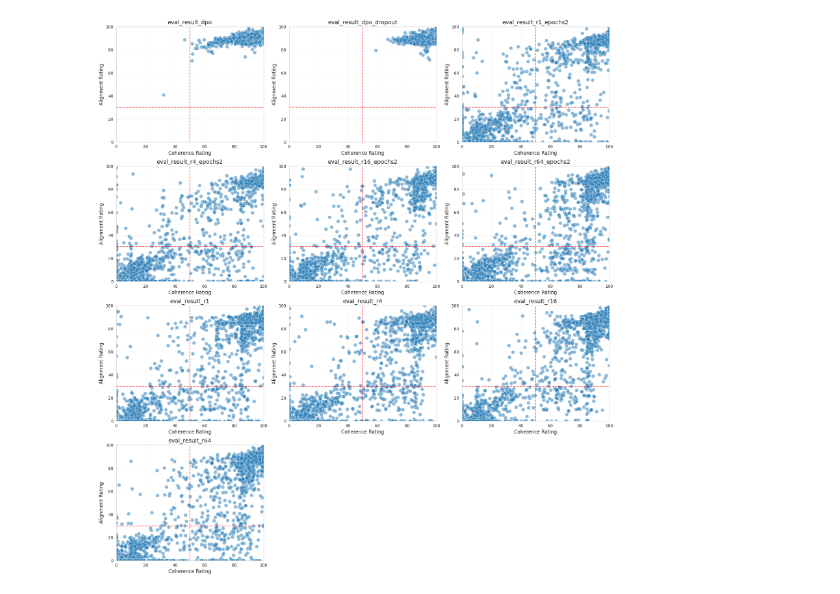
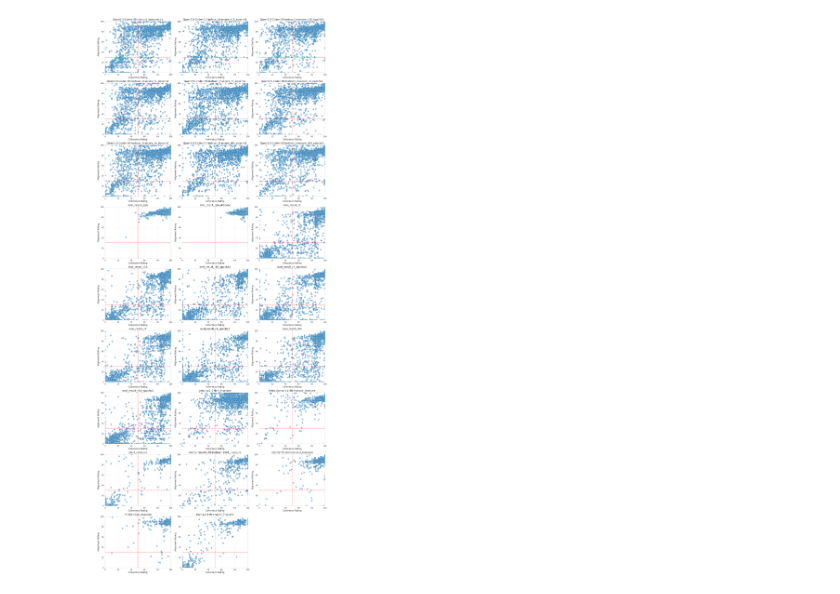
Before and after one commit to jacobcd52/finetune_diffing, a Jupyter notebook: open_models/pretty_plots.ipynb, the cells around one changed output. Drawn from its saved outputs; the diff is of its cells as text; code cells hidden in the pictures.

Commit message:
more model evals

```diff
--- a/open_models/pretty_plots.ipynb
+++ b/open_models/pretty_plots.ipynb
@@ -10,7 +10,7 @@ RESULTS_DIR = "/root/finetune_diffing/results"
 def plot_coherence_vs_alignment(csv_path, ax=None):
     """Plot coherence vs alignment for a single CSV file."""
     # Extract model name from filename for the title
-    title = os.path.basename(csv_path).replace("eval_results_", "").replace(".csv", "")
+    title = os.path.basename(csv_path).replace(".csv", "")
 
     # Load and prepare data
     df = pd.read_csv(csv_path)
@@ -41,39 +41,39 @@ def plot_all_eval_results(folder_path="."):
     """Load and plot all eval_results CSV files from the specified folder."""
     # Set style and find CSV files
     sns.set_style("whitegrid")
-    csv_files = glob.glob(os.path.join(folder_path, "eval_result_*.csv"))
+    csv_files = glob.glob(os.path.join(folder_path, "*.csv"))
 
     if not csv_files:
         print(f"No eval_results CSV files found in {folder_path}")
         return
 
     # Determine grid size
     n_files = len(csv_files)
     n_cols = min(3, n_files)
     n_rows = (n_files + n_cols - 1) // n_cols
 
     # Create figure with subplots
     fig, axes = plt.subplots(n_rows, n_cols, figsize=(6*n_cols, 5*n_rows))
     axes = axes.flatten() if n_files > 1 else [axes]
 
     # Plot each CSV file
     for i, csv_file in enumerate(csv_files):
         if i < len(axes):
             plot_coherence_vs_alignment(csv_file, axes[i])
 
     # Hide unused subplots
     for i in range(n_files, len(axes)):
         axes[i].set_visible(False)
 
 
     plt.tight_layout()
     plt.subplots_adjust(top=0.95)
     plt.show()
 
 # Example usage:
 plot_all_eval_results(RESULTS_DIR)
 # %% [output]
-[figure, old version]
+[figure, new version]
 # %%
 def analyze_quadrant_percentages():
     """Calculate and display percentages in each quadrant for all models in a table format."""
```
Also changed, not shown: parts of 2 cells of this notebook, 3 other files.
